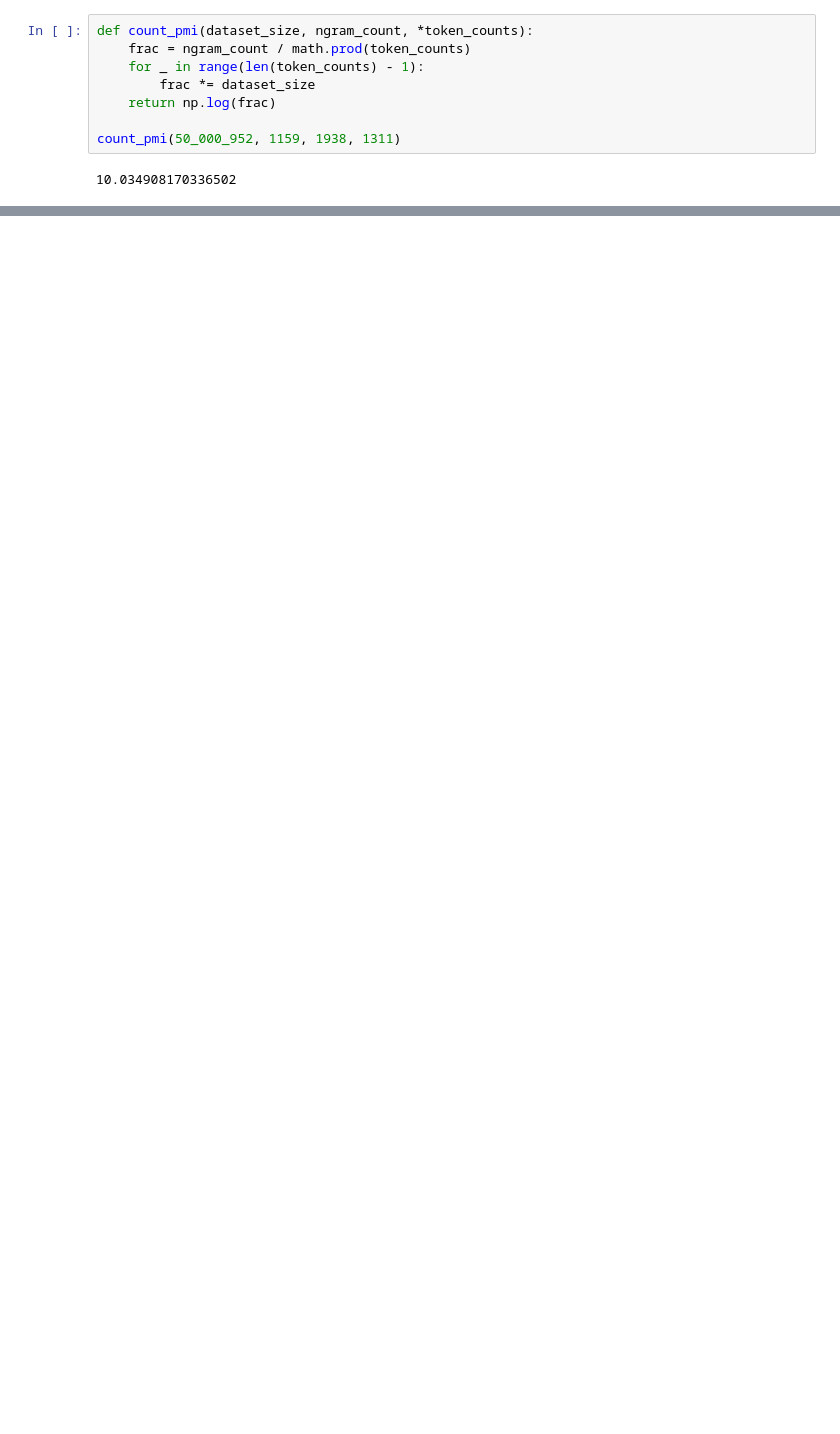
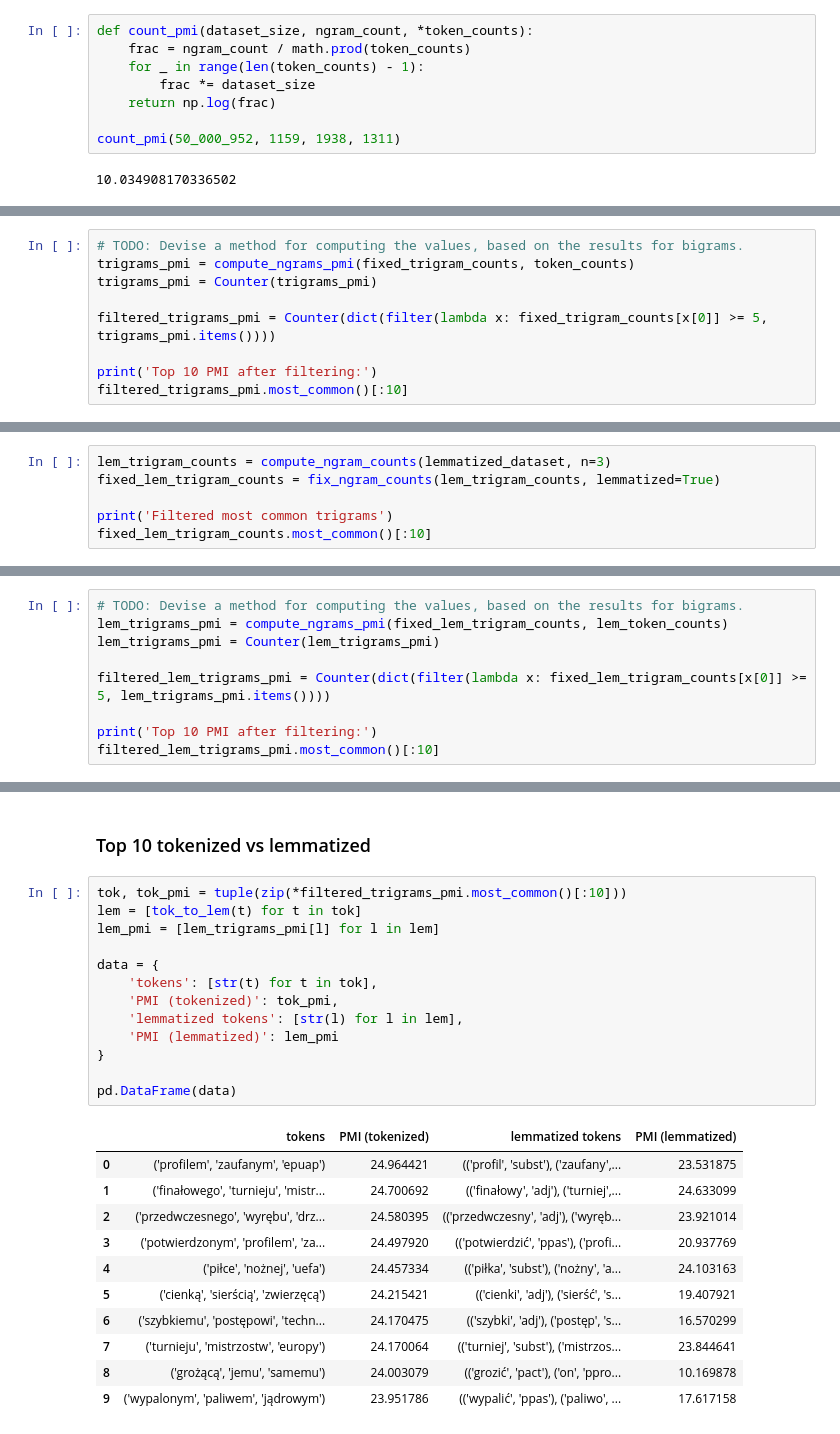
Before and after one commit to MatiXOfficial/natural-language-processing, a Jupyter notebook: lab4/lab4.ipynb, the cells around one changed output, grey strips where cells are left out. Drawn from its saved outputs; the diff is of its cells as text; blank space fills up the shorter version.

```diff
--- a/lab4/lab4.ipynb
+++ b/lab4/lab4.ipynb
@@ -134,0 +373,9 @@ count_pmi(50_000_952, 1159, 1938, 1311)
+# %%
+# TODO: Devise a method for computing the values, based on the results for bigrams.
+trigrams_pmi = compute_ngrams_pmi(fixed_trigram_counts, token_counts)
+trigrams_pmi = Counter(trigrams_pmi)
+
+filtered_trigrams_pmi = Counter(dict(filter(lambda x: fixed_trigram_counts[x[0]] >= 5, trigrams_pmi.items())))
+
+print('Top 10 PMI after filtering:')
+filtered_trigrams_pmi.most_common()[:10]
@@ -134,0 +396,6 @@ count_pmi(50_000_952, 1159, 1938, 1311)
+# %%
+lem_trigram_counts = compute_ngram_counts(lemmatized_dataset, n=3)
+fixed_lem_trigram_counts = fix_ngram_counts(lem_trigram_counts, lemmatized=True)
+
+print('Filtered most common trigrams')
+fixed_lem_trigram_counts.most_common()[:10]
@@ -134,0 +415,9 @@ count_pmi(50_000_952, 1159, 1938, 1311)
+# %%
+# TODO: Devise a method for computing the values, based on the results for bigrams.
+lem_trigrams_pmi = compute_ngrams_pmi(fixed_lem_trigram_counts, lem_token_counts)
+lem_trigrams_pmi = Counter(lem_trigrams_pmi)
+
+filtered_lem_trigrams_pmi = Counter(dict(filter(lambda x: fixed_lem_trigram_counts[x[0]] >= 5, lem_trigrams_pmi.items())))
+
+print('Top 10 PMI after filtering:')
+filtered_lem_trigrams_pmi.most_common()[:10]
@@ -134,0 +515,27 @@ count_pmi(50_000_952, 1159, 1938, 1311)
+# %% [markdown]
+### Top 10 tokenized vs lemmatized
+# %%
+tok, tok_pmi = tuple(zip(*filtered_trigrams_pmi.most_common()[:10]))
+lem = [tok_to_lem(t) for t in tok]
+lem_pmi = [lem_trigrams_pmi[l] for l in lem]
+
+data = {
+    'tokens': [str(t) for t in tok],
+    'PMI (tokenized)': tok_pmi,
+    'lemmatized tokens': [str(l) for l in lem],
+    'PMI (lemmatized)': lem_pmi
+}
+
+pd.DataFrame(data)
+# %% [output]
+|  | tokens | PMI (tokenized) | lemmatized tokens | PMI (lemmatized) |
+| 0 | ('profilem', 'zaufanym', 'epuap') | 24.964421 | (('profil', 'subst'), ('zaufany',... | 23.531875 |
+| 1 | ('finałowego', 'turnieju', 'mistr... | 24.700692 | (('finałowy', 'adj'), ('turniej',... | 24.633099 |
+| 2 | ('przedwczesnego', 'wyrębu', 'drz... | 24.580395 | (('przedwczesny', 'adj'), ('wyręb... | 23.921014 |
+| 3 | ('potwierdzonym', 'profilem', 'za... | 24.497920 | (('potwierdzić', 'ppas'), ('profi... | 20.937769 |
+| 4 | ('piłce', 'nożnej', 'uefa') | 24.457334 | (('piłka', 'subst'), ('nożny', 'a... | 24.103163 |
+| 5 | ('cienką', 'sierścią', 'zwierzęcą') | 24.215421 | (('cienki', 'adj'), ('sierść', 's... | 19.407921 |
+| 6 | ('szybkiemu', 'postępowi', 'techn... | 24.170475 | (('szybki', 'adj'), ('postęp', 's... | 16.570299 |
+| 7 | ('turnieju', 'mistrzostw', 'europy') | 24.170064 | (('turniej', 'subst'), ('mistrzos... | 23.844641 |
+| 8 | ('grożącą', 'jemu', 'samemu') | 24.003079 | (('grozić', 'pact'), ('on', 'ppro... | 10.169878 |
+| 9 | ('wypalonym', 'paliwem', 'jądrowym') | 23.951786 | (('wypalić', 'ppas'), ('paliwo', ... | 17.617158 |
```
Also changed, not shown: parts of 46 cells of this notebook, 1 other file.
